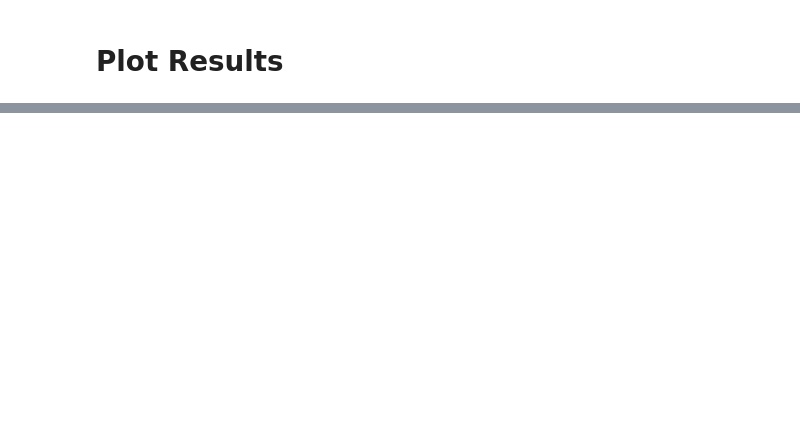
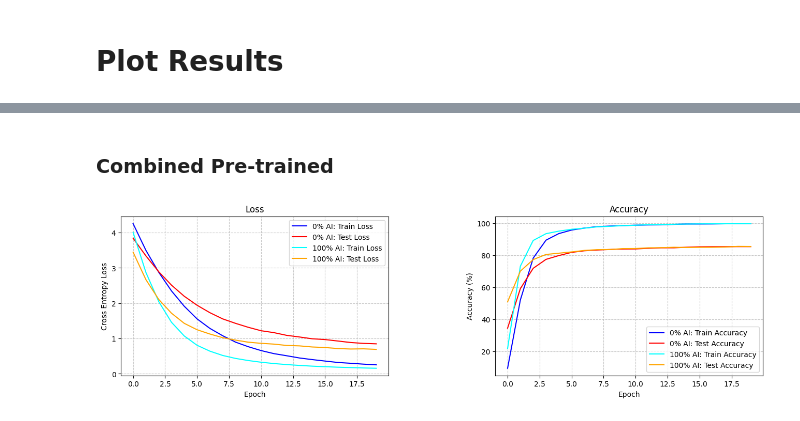
Before and after one commit to overchuki/csci-5922-final-project, a Jupyter notebook: main.ipynb, the cells around one changed output, grey strips where cells are left out. Saved outputs shown, nothing was run; the diff lists cells and outputs as text; code cells hidden in the pictures; blank space fills up the shorter version.

```diff
--- a/main.ipynb
+++ b/main.ipynb
@@ -323,6 +325,30 @@ def plot_loss_accuracy(result: Result) -> None:
     ax[1].legend()
     ax[1].set_ylabel("Accuracy (%)")
     ax[1].grid(axis="both", linestyle="--", alpha=0.7)
+# %%
+def plot_loss_accuracy_diff(result_left: Result, result_right: Result, left_name: str, right_name: str) -> None:
+    fig, ax = plt.subplots(nrows=1, ncols=2, figsize=(16, 4))
+    fig.subplots_adjust(wspace=0.4)
+
+    ax[0].set_title("Loss")
+    ax[0].set_xlabel("Epoch")
+    ax[0].plot(result_left.train_losses, label=f"{left_name}Train Loss", color="blue")
+    ax[0].plot(result_left.test_losses, label=f"{left_name}Test Loss", color="red")
+    ax[0].plot(result_right.train_losses, label=f"{right_name}Train Loss", color="cyan")
+    ax[0].plot(result_right.test_losses, label=f"{right_name}Test Loss", color="orange")
+    ax[0].legend()
+    ax[0].set_ylabel("Cross Entropy Loss")
+    ax[0].grid(axis="both", linestyle="--", alpha=0.7)
+
+    ax[1].set_title("Accuracy")
+    ax[1].set_xlabel("Epoch")
+    ax[1].plot(np.array(result_left.avg_train_accuracies)*100, label=f"{left_name}Train Accuracy", color="blue")
+    ax[1].plot(np.array(result_left.avg_test_accuracies)*100, label=f"{left_name}Test Accuracy", color="red")
+    ax[1].plot(np.array(result_right.avg_train_accuracies)*100, label=f"{right_name}Train Accuracy", color="cyan")
+    ax[1].plot(np.array(result_right.avg_test_accuracies)*100, label=f"{right_name}Test Accuracy", color="orange")
+    ax[1].legend()
+    ax[1].set_ylabel("Accuracy (%)")
+    ax[1].grid(axis="both", linestyle="--", alpha=0.7)
 # %%
 def plot_improvement_by_class(
     result_left: Result,
@@ -662,0 +628,6 @@ Test Accuracy: 65.70%, Test Loss: 1.6780
+# %%
+result_combined_100real_0ai = load_result({"name": "combined_100real_0ai"}, with_details=False)
+result_combined_100real_50ai = load_result({"name": "combined_100real_50ai"}, with_details=False)
+result_combined_100real_100ai = load_result({"name": "combined_100real_100ai"}, with_details=False)
+result_combined_50real_100ai = load_result({"name": "combined_50real_100ai"}, with_details=False)
+result_combined_0real_100ai = load_result({"name": "combined_0real_100ai"}, with_details=False)
@@ -662,0 +685,11 @@ Test Accuracy: 65.70%, Test Loss: 1.6780
+# %% [markdown]
+### Combined Pre-trained
+# %%
+plot_loss_accuracy_diff(
+    result_combined_100real_0ai,
+    result_combined_100real_100ai,
+    "0% AI: ",
+    "100% AI: ",
+)
+# %% [output]
+[figure, added]
```
Also changed, not shown: parts of 17 cells of this notebook, 1 other file.
